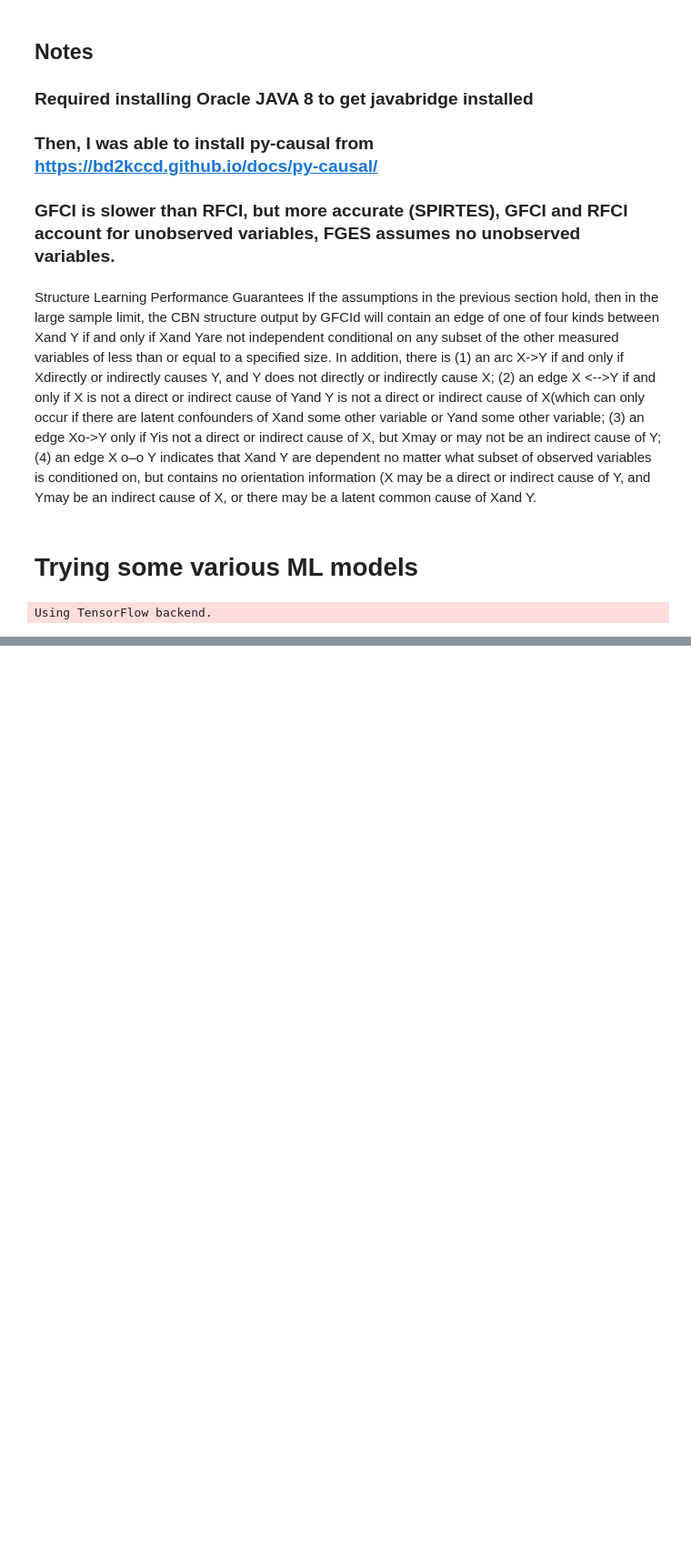
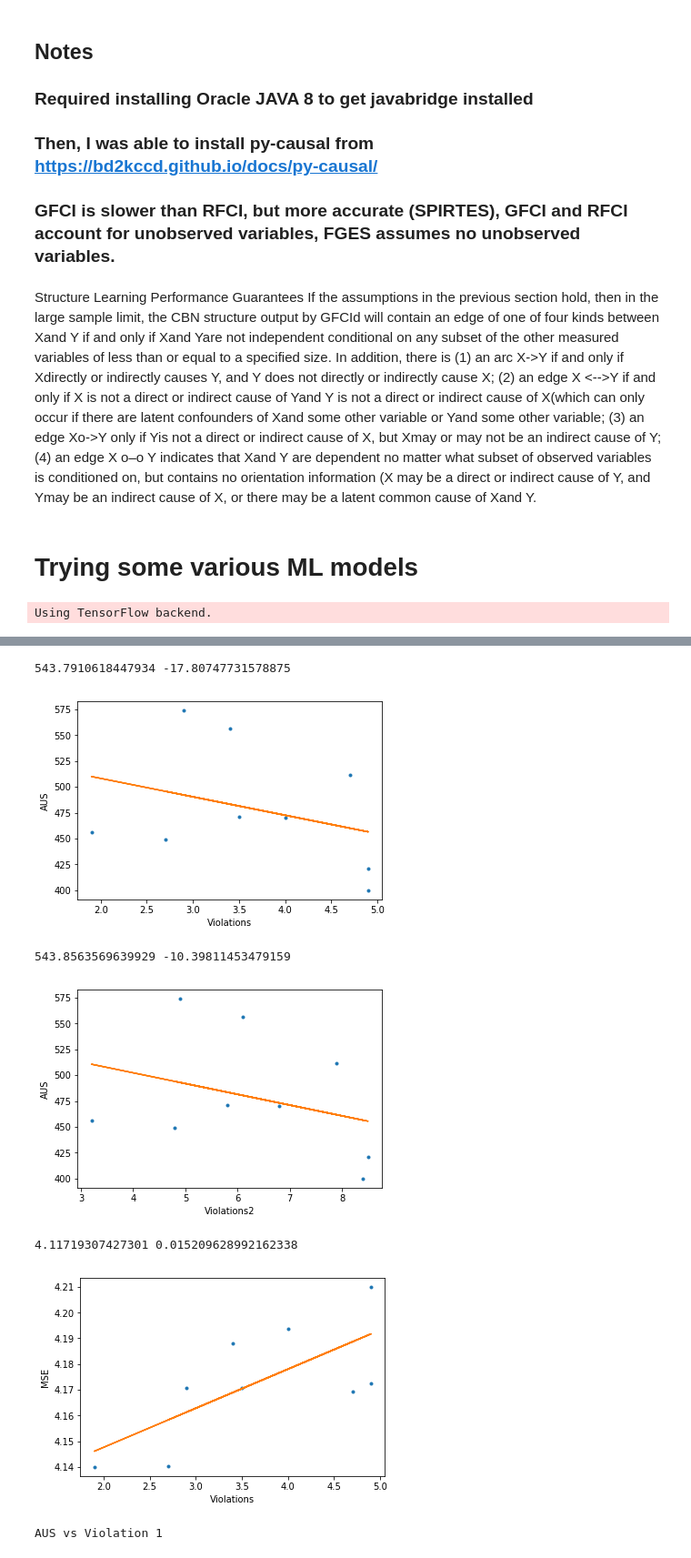
Before and after one commit to aligharari96/causality, a Jupyter notebook: CausalAssurance-DL-Example1.ipynb, the cells around one changed output, grey strips where cells are left out. Shown: that part at 91% size. Drawn from its saved outputs; the diff is of its cells as text; code cells hidden in the pictures; blank space fills up the shorter version.

```diff
--- a/CausalAssurance-DL-Example1.ipynb
+++ b/CausalAssurance-DL-Example1.ipynb
@@ -563,0 +574,80 @@ MSE =  4.1697877371901155
+# %%
+from numpy.polynomial.polynomial import polyfit
+fig, ax = plt.subplots()
+b,m = polyfit(VIO,AUS, 1)
+print(b,m)
+ax.plot(VIO,AUS, '.')
+
+plt.plot(VIO, b + m * np.array(VIO), '-')
+    #cax = ax.scatter(VIO,AUS)
+ax.set_xlabel("Violations")
+ax.set_ylabel("AUS")
+plt.show()
+
+
+fig, ax = plt.subplots()
+b,m = polyfit(VIO2,AUS, 1)
+print(b,m)
+ax.plot(VIO2,AUS, '.')
+plt.plot(VIO2, b + m * np.array(VIO2), '-')
+    #cax = ax.scatter(VIO,AUS)
+ax.set_xlabel("Violations2")
+ax.set_ylabel("AUS")
+plt.show()
+
+
+fig, ax = plt.subplots()
+b,m = polyfit(VIO,MSE, 1)
+print(b,m)
+ax.plot(VIO,MSE, '.')
+
+plt.plot(VIO, b + m * np.array(VIO), '-')
+    #cax = ax.scatter(VIO,AUS)
+ax.set_xlabel("Violations")
+ax.set_ylabel("MSE")
+plt.show()
+
+print("AUS vs Violation 1")
+bar_plot(model_names,
+         np.array(AUS/np.max(AUS)),
+         np.array(metric_err),
+         np.array(VIO/np.max(VIO)),
+         np.array(viol_err))
+
+print("AUS vs Violation 2")
+bar_plot(model_names,
+         np.array(AUS/np.max(AUS)),
+         np.array(metric_err),
+         np.array(VIO2/np.max(VIO2)),
+         np.array(viol_err))
+
+print("Violations vs Violation2")
+bar_plot(model_names,
+         np.array(VIO/np.max(VIO)),
+         np.array(metric_err),
+         np.array(VIO2/np.max(VIO2)),
+         np.array(viol_err))
+
+low = []
+low_mse = []
+high = []
+high_mse = []
+for i, vio in enumerate(VIO2):
+    if vio < np.mean(VIO2):
+        low.append(AUS[i])
+        low_mse.append(MSE[i])
+    else:
+        high.append(AUS[i])
+        high_mse.append(MSE[i])
+print("Low Violations = ", np.mean(low), "for", len(low))
+print("High Violations = ", np.mean(high), "for", len(high))
+print("Low MSE = ", np.mean(low_mse), "for", len(low_mse))
+print("High MSE = ", np.mean(high_mse), "for", len(high_mse))
+# %% [output]
+543.7910618447934 -17.80747731578875
+[figure, added]
+543.8563569639929 -10.39811453479159
+[figure, added]
+4.11719307427301 0.015209628992162338
+[figure, added]
+AUS vs Violation 1
```
Also changed, not shown: parts of 10 cells of this notebook, 9 other files.
